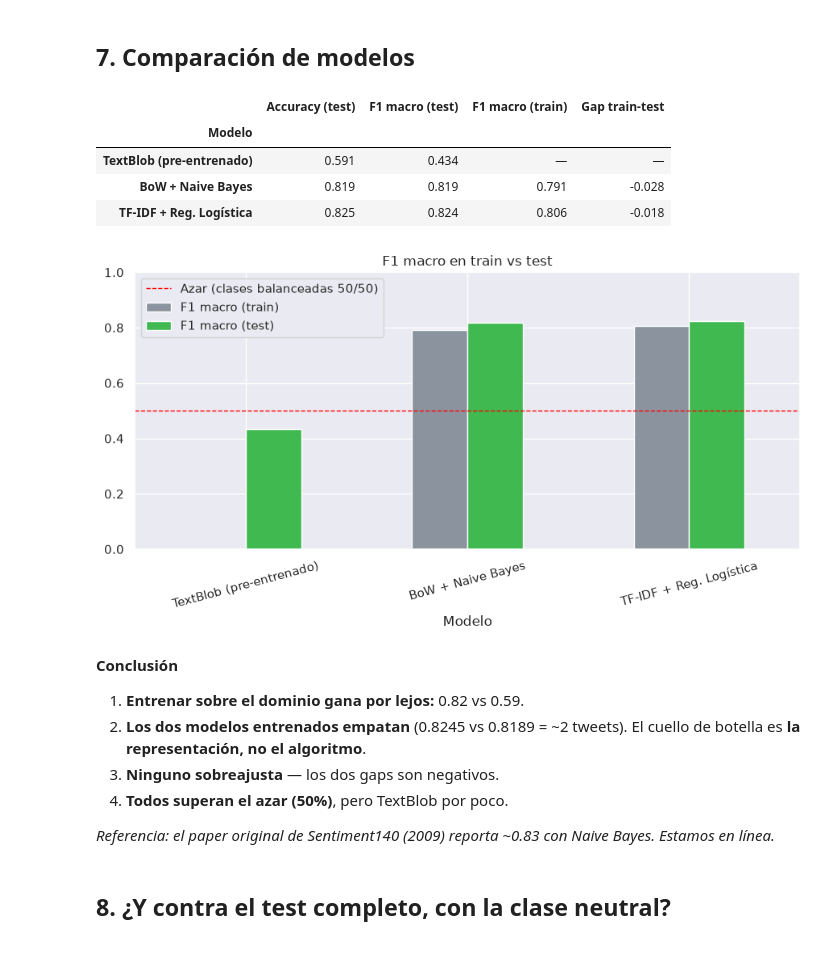
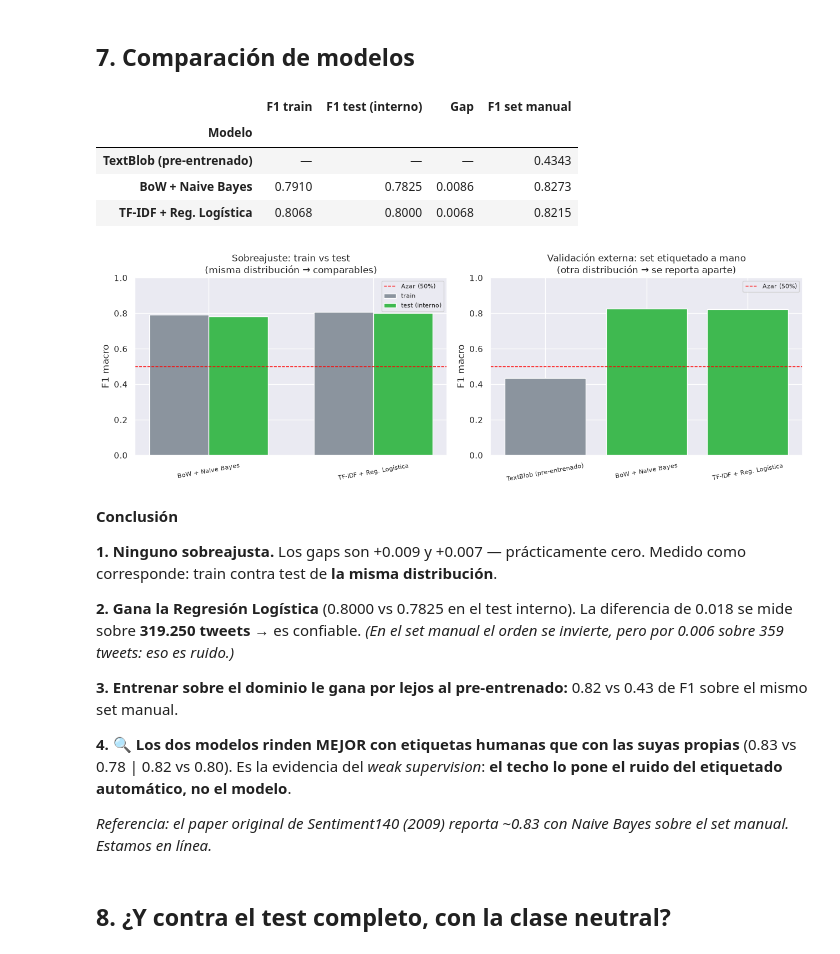
Before and after one commit to AlejoMarconi/tp3-nlp-tweets, a Jupyter notebook: notebooks/03_modelos.ipynb, the cells around one changed output. Drawn from its saved outputs; the diff is of its cells as text; code cells hidden in the pictures.

```diff
--- a/notebooks/03_modelos.ipynb
+++ b/notebooks/03_modelos.ipynb
@@ -68,12 +75,12 @@ def textblob_pred(texto, umbral=0.05):
 
 
 t0 = time.time()
-pred_textblob = X_test_bin.apply(textblob_pred)
-print(f"TextBlob sobre {len(X_test_bin)} tweets: {time.time()-t0:.1f}s")
+pred_textblob = X_man.apply(textblob_pred)
+print(f"TextBlob sobre {len(X_man)} tweets: {time.time()-t0:.1f}s")
 
-print(classification_report(y_test_bin, pred_textblob, zero_division=0))
-acc_textblob = accuracy_score(y_test_bin, pred_textblob)
-f1_textblob = f1_score(y_test_bin, pred_textblob, average="macro")
+print(classification_report(y_man, pred_textblob, zero_division=0))
+acc_textblob = accuracy_score(y_man, pred_textblob)
+f1_textblob = f1_score(y_man, pred_textblob, average="macro")
 # %% [output]
 TextBlob sobre 359 tweets: 0.0s
               precision    recall  f1-score   support
@@ -305,39 +330,58 @@ weighted avg       0.83      0.82      0.82       359
 # %%
 comparacion = pd.DataFrame({
     "Modelo": ["TextBlob (pre-entrenado)", "BoW + Naive Bayes", "TF-IDF + Reg. Logística"],
-    "Accuracy (test)": [acc_textblob, acc_nb, acc_lr],
-    "F1 macro (test)": [f1_textblob, f1_nb, f1_lr],
-    "F1 macro (train)": [np.nan, f1_nb_train, f1_lr_train],   # TextBlob no se entrena: no tiene train
-    "Gap train-test": [np.nan, f1_nb_train - f1_nb, f1_lr_train - f1_lr],
+    "F1 train": [np.nan, f1_nb_train, f1_lr_train],
+    "F1 test (interno)": [np.nan, f1_nb_test, f1_lr_test],
+    "Gap": [np.nan, f1_nb_train - f1_nb_test, f1_lr_train - f1_lr_test],
+    "F1 set manual": [f1_textblob, f1_nb_man, f1_lr_man],
 }).set_index("Modelo")
 
-display(comparacion.style.format("{:.3f}", na_rep="—").background_gradient(cmap="Greens", subset=["Accuracy (test)", "F1 macro (test)"]))
+display(comparacion.style.format("{:.4f}", na_rep="—")
+        .background_gradient(cmap="Greens", subset=["F1 test (interno)", "F1 set manual"]))
 
-comparacion[["F1 macro (train)", "F1 macro (test)"]].plot(
-    kind="bar", figsize=(9, 5), color=["#8B949E", "#3FB950"])
-plt.title("F1 macro en train vs test")
-plt.axhline(0.5, ls="--", color="red", lw=1, label="Azar (clases balanceadas 50/50)")
-plt.xticks(rotation=15)
-plt.ylim(0, 1)
-plt.legend()
+fig, ax = plt.subplots(1, 2, figsize=(13, 4.5))
+
+# Izquierda: sobreajuste (solo los entrenados: TextBlob no tiene train)
+sub = comparacion.dropna(subset=["F1 train"])
+x = np.arange(len(sub)); w = 0.36
+ax[0].bar(x - w/2, sub["F1 train"], w, label="train", color="#8B949E")
+ax[0].bar(x + w/2, sub["F1 test (interno)"], w, label="test (interno)", color="#3FB950")
+ax[0].set_xticks(x); ax[0].set_xticklabels(sub.index, rotation=10, fontsize=8)
+ax[0].set_ylim(0, 1); ax[0].set_ylabel("F1 macro")
+ax[0].axhline(0.5, ls="--", color="red", lw=1, label="Azar (50%)")
+ax[0].set_title("Sobreajuste: train vs test\n(misma distribución → comparables)")
+ax[0].legend(fontsize=8)
+
+# Derecha: validacion externa (aca SI entra TextBlob)
+ax[1].bar(comparacion.index, comparacion["F1 set manual"],
+          color=["#8B949E", "#3FB950", "#3FB950"])
+ax[1].axhline(0.5, ls="--", color="red", lw=1, label="Azar (50%)")
+ax[1].set_ylim(0, 1); ax[1].set_ylabel("F1 macro")
+ax[1].set_xticklabels(comparacion.index, rotation=10, fontsize=8)
+ax[1].set_title("Validación externa: set etiquetado a mano\n(otra distribución → se reporta aparte)")
+ax[1].legend(fontsize=8)
+
 plt.tight_layout()
 plt.show()
 # %% [output]
-|  | Accuracy (test) | F1 macro (test) | F1 macro (train) | Gap train-test |
+|  | F1 train | F1 test (interno) | Gap | F1 set manual |
 | Modelo |  |  |  |  |
-| TextBlob (pre-entrenado) | 0.591 | 0.434 | — | — |
-| BoW + Naive Bayes | 0.819 | 0.819 | 0.791 | -0.028 |
-| TF-IDF + Reg. Logística | 0.825 | 0.824 | 0.806 | -0.018 |
+| TextBlob (pre-entrenado) | — | — | — | 0.4343 |
+| BoW + Naive Bayes | 0.7910 | 0.7825 | 0.0086 | 0.8273 |
+| TF-IDF + Reg. Logística | 0.8068 | 0.8000 | 0.0068 | 0.8215 |
-[figure, old version]
+[figure, new version]
 # %% [markdown]
 **Conclusión**
 
-1. **Entrenar sobre el dominio gana por lejos:** 0.82 vs 0.59.
-2. **Los dos modelos entrenados empatan** (0.8245 vs 0.8189 = ~2 tweets). El cuello de botella es **la representación, no el algoritmo**.
-3. **Ninguno sobreajusta** — los dos gaps son negativos.
-4. **Todos superan el azar (50%)**, pero TextBlob por poco.
+**1. Ninguno sobreajusta.** Los gaps son +0.009 y +0.007 — prácticamente cero. Medido como corresponde: train contra test de **la misma distribución**.
 
-*Referencia: el paper original de Sentiment140 (2009) reporta ~0.83 con Naive Bayes. Estamos en línea.*
+**2. Gana la Regresión Logística** (0.8000 vs 0.7825 en el test interno). La diferencia de 0.018 se mide sobre **319.250 tweets** → es confiable. *(En el set manual el orden se invierte, pero por 0.006 sobre 359 tweets: eso es ruido.)*
+
+**3. Entrenar sobre el dominio le gana por lejos al pre-entrenado:** 0.82 vs 0.43 de F1 sobre el mismo set manual.
+
+**4. 🔍 Los dos modelos rinden MEJOR con etiquetas humanas que con las suyas propias** (0.83 vs 0.78 | 0.82 vs 0.80). Es la evidencia del *weak supervision*: **el techo lo pone el ruido del etiquetado automático, no el modelo**.
+
+*Referencia: el paper original de Sentiment140 (2009) reporta ~0.83 con Naive Bayes sobre el set manual. Estamos en línea.*
 # %% [markdown]
 ## 8. ¿Y contra el test completo, con la clase neutral?
 # %%
```
Also changed, not shown: parts of 11 cells of this notebook, 9 other files.
